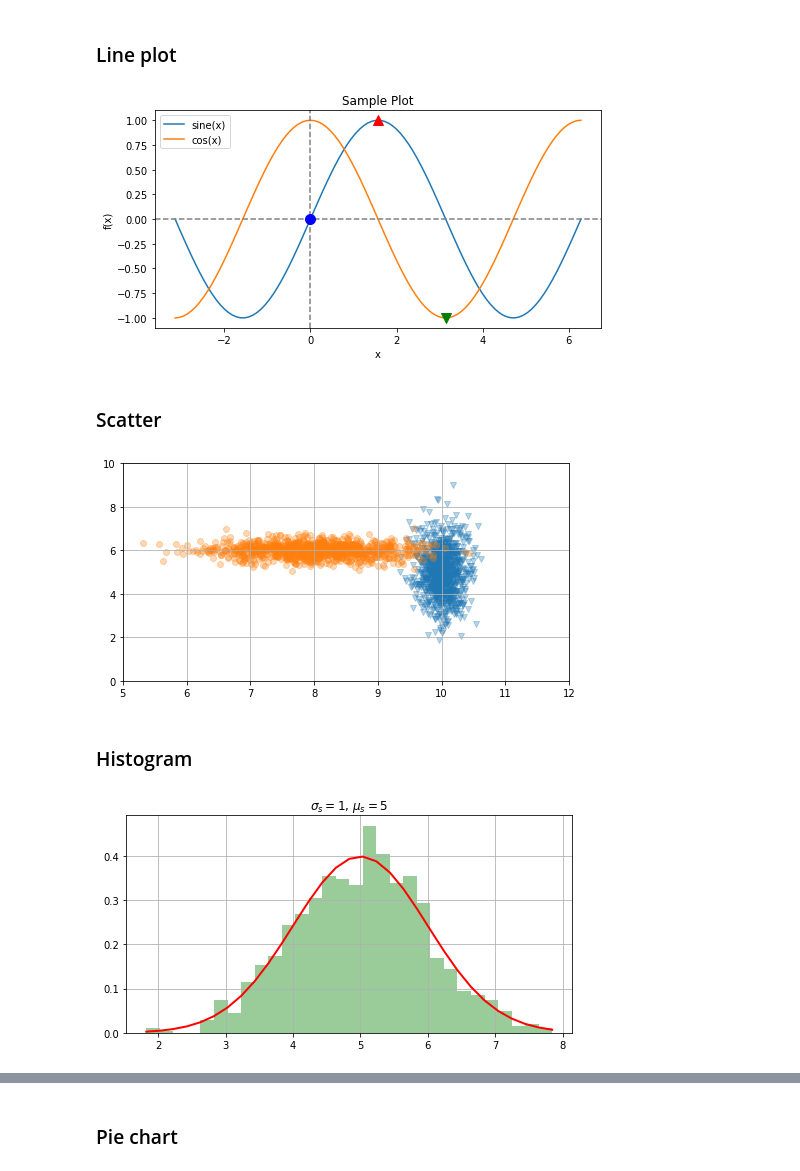
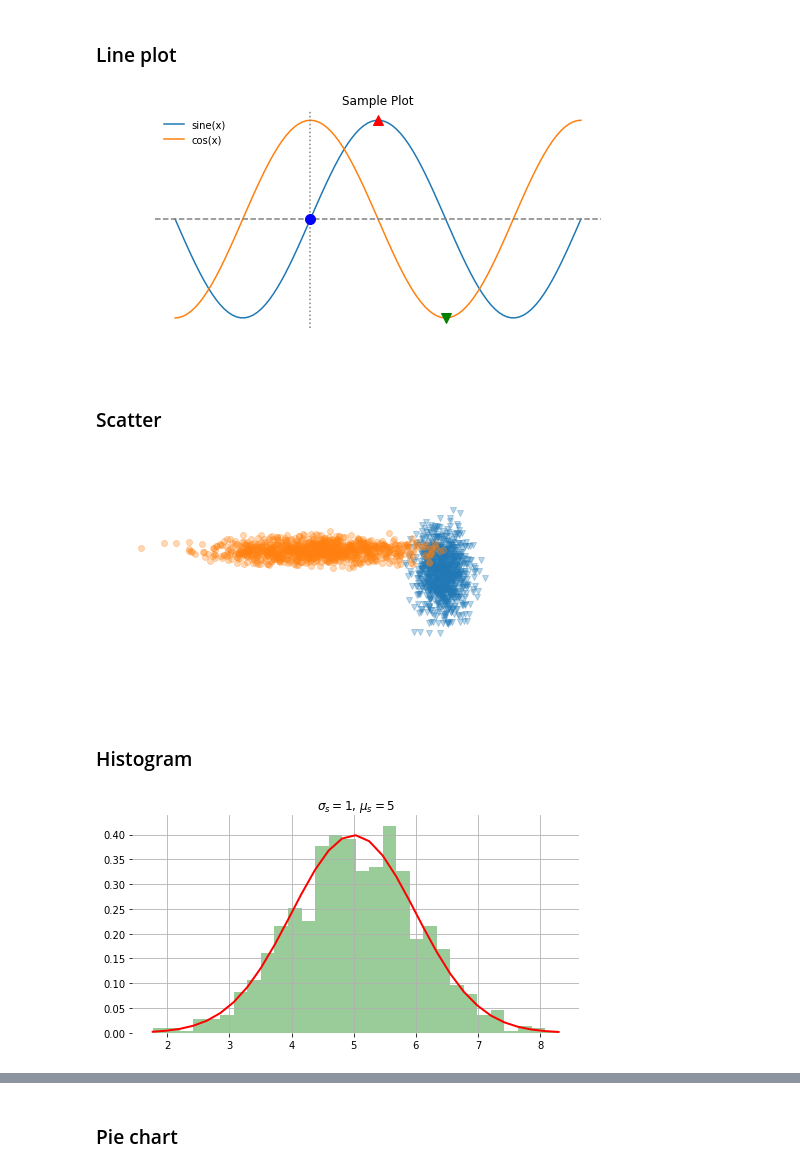
Before and after one commit to shawlu95/Data-Science-Toolbox, a Jupyter notebook: visualization/matplotlib.ipynb, the cells around one changed output, grey strips where cells are left out. Cells and saved outputs as stored; diff of their text form; code cells hidden in the pictures.

```diff
--- a/visualization/matplotlib.ipynb
+++ b/visualization/matplotlib.ipynb
@@ -17,21 +17,28 @@ plt.plot(x, cosx)
 
 # plot vertical， horizontal lines
 plt.axhline(0, linestyle = "--", color = 'grey')
-plt.axvline(0, linestyle = "--", color = 'grey')
+plt.axvline(0, linestyle = ":", color = 'grey')
 
 plt.plot([0], [0], 'o', markersize=10, color='b')
 plt.plot([np.pi], [np.cos(np.pi)], 'v', markersize=10, color='g')
 plt.plot([np.pi/2], [np.sin(np.pi/2)], '^', markersize=10, color='r')
 
 # annotation
-plt.legend(["sine(x)", "cos(x)"])
+plt.legend(["sine(x)", "cos(x)"], frameon=False)
 plt.xlabel("x")
 plt.ylabel("f(x)")
 plt.title("Sample Plot")
 
+# turn off splines
+for spine in plt.gca().spines.values():
+    spine.set_visible(False)
+
+# get rid of axis
+plt.axis('off')
+
 plt.show()
 # %% [output]
-[figure, old version]
+[figure, new version]
 # %% [markdown]
 ### Scatter
 # %%
@@ -56,35 +63,46 @@ plt.grid(True)
 plt.scatter(x1, y1, alpha=0.3, marker="v")
 plt.scatter(x2, y2, alpha=0.3, marker="o")
 
+# turn off splines
+for spine in plt.gca().spines.values():
+    spine.set_visible(False)
+
+# get rid of axis
+plt.axis('off')
+
 plt.show()
 # %% [output]
-[figure, old version]
+[figure, new version]
 # %% [markdown]
 ### Histogram
 # %%
 plt.figure(figsize=(8, 4))
 
 # create sample data
 sigma = 1
 mu = 5
 x = np.random.normal(mu, sigma, 1000)
 
 # divide into bins
 count, bins, ignored = plt.hist(x, 30, density=True, facecolor = 'g', alpha = 0.4)
 
 # plot histogram and probability density
 plt.plot(bins,
          1/(sigma * np.sqrt(2 * np.pi)) * np.exp( - (bins - mu)**2 / (2 * sigma**2)),
          linewidth=2, color='r')
 
 plt.grid(True)
 
 # use math expression in title
 plt.title('$\sigma_s=%i$, $\mu_s=%i$'%(sigma, mu))
 
+# turn off splines
+for spine in plt.gca().spines.values():
+    spine.set_visible(False)
+
 plt.show()
 # %% [output]
-[figure, old version]
+[figure, new version]
 # %%
 plt.figure(figsize=(8, 4))
 
```
Also changed, not shown: parts of 2 cells of this notebook.
